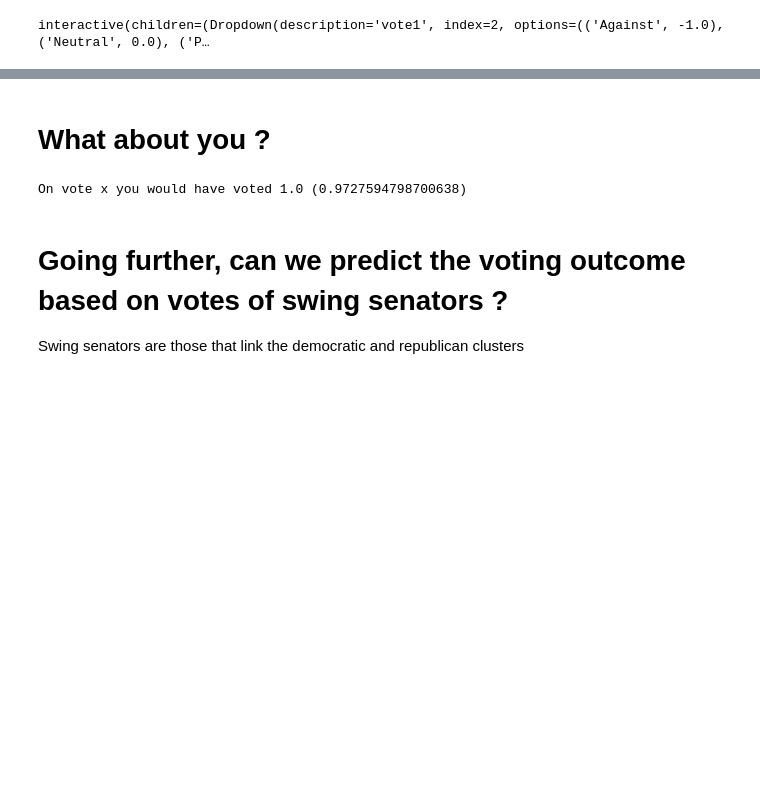
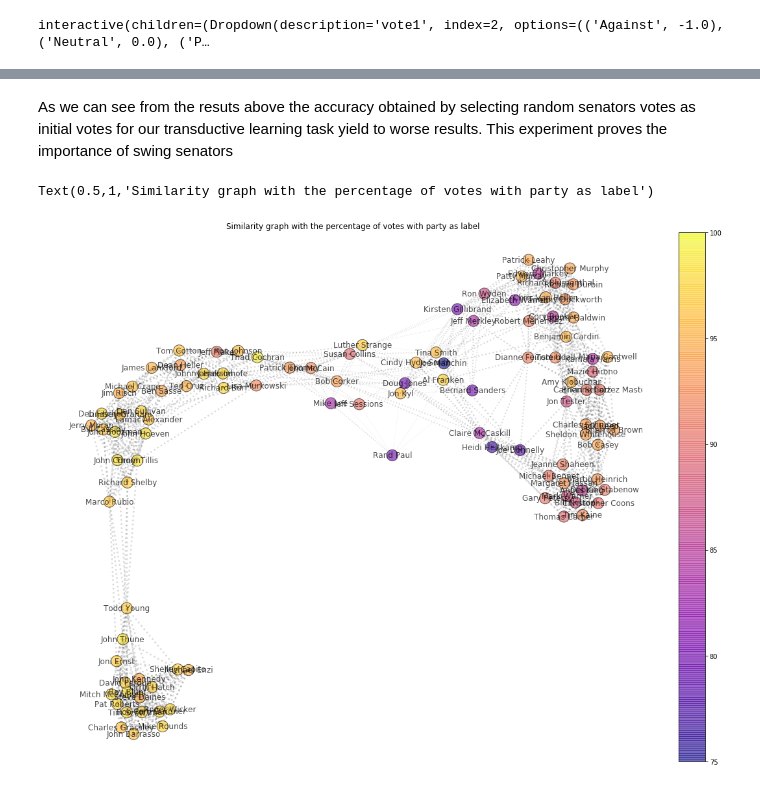
Before and after one commit to lkiel/US-Senators, a Jupyter notebook: Project Demonstration.ipynb, the cells around one changed output, grey strips where cells are left out. Saved outputs shown, nothing was run; the diff lists cells and outputs as text; code cells hidden in the pictures; blank space fills up the shorter version.

```diff
--- a/Project Demonstration.ipynb
+++ b/Project Demonstration.ipynb
@@ -578,0 +679,22 @@ interactive(children=(Dropdown(description='vote1', index=2, options=(('Against'
+# %%
+votes_2 = pd.read_pickle("data/processed/processed_votes_2.pickle")
+print("\n\n\nThe 2nd vote dataframe is a " + str(votes_2.shape) + " table with senators as rows and vote positions as columns.")
+# Separate the second votes matrix into "train" and "test" samples on a 80-20 basis
+np.random.seed(2018)
+votes_train, votes_test = split_dataframe(0.8, votes_2)
+display(votes_2.head(3))
+
+features = [votes_train.values]
+weights = [1]
+sparsification_functions = [lambda arg : sparsify_with_max_neighbors(sparsify_with_limit(arg, .5), 15)]
+
+# Builds the adjacency matrix by computing the similarities between senators.
+# This implementation can be used to feed various features matrices and apply a different distance function and
+# sparsification function to each of them. A weighted average is then returned. Here, we only use the vote features.
+adjacency = get_adjacency_multidistance(features, weights, cosine_similarity, lambda x:x, sparsification_functions)
+
+
+G= graphs.Graph(adjacency)
+G.compute_differential_operator()
+G.compute_fourier_basis()
+G.compute_laplacian()
@@ -578,0 +791,2 @@ interactive(children=(Dropdown(description='vote1', index=2, options=(('Against'
+# %% [markdown]
+As we can see from the resuts above the accuracy obtained by selecting random senators votes as initial votes for our transductive learning task yield to worse results. This experiment proves the importance of swing senators
@@ -579,3 +805,11 @@ interactive(children=(Dropdown(description='vote1', index=2, options=(('Against'
+# %%
+a = plot_signal(G.W.todense(), senators['votes_with_party_pct'].map(float), labels=senators['name'], scale=[75,100], colormap='plasma')
+plt.colorbar(a,aspect=20)
+
+plt.title('Similarity graph with the percentage of votes with party as label')
+# %% [output]
+Text(0.5,1,'Similarity graph with the percentage of votes with party as label')
+[figure, added]
 # %%
 # Binarize labels
 labels_bin = get_thresholded_values(votes_test.values[:,35], threshold=0)
@@ -593,20 +827,3 @@ plt.savefig("prediction_result.png")
 print("Error binarized: " + str(error(labels_bin, sol_bin)))
 print("Accuracy binarized: " + str(accuracy(labels_bin, sol_bin)))
 print("Error non binarized: " + str(error(labels_bin, sol)))
-# %% [markdown]
-# What about you ?
-# %%
-def predict_your_votes(G, positions, p=2, number_of_trials = 50):
-    bill_votes = np.append(positions, 0)
-    w = np.append(np.ones(len(positions)), 0)
-
-    return reconstruct_signal(G, w, get_thresholded_values(bill_votes,0),number_of_trials=number_of_trials)
-
-sol, sol_binarized = predict_your_votes(G_extended, votes_train.iloc[:,2])
-print("On vote x you would have voted " + str(sol_binarized[-1]) + " ("+str(sol[-1])+")")
-# %% [output]
-On vote x you would have voted 1.0 (0.9727594798700638)
-# %% [markdown]
-# Going further, can we predict the voting outcome based on votes of swing senators ?
-
-Swing senators are those that link the democratic and republican clusters
```
Also changed, not shown: parts of 66 cells of this notebook, 1 other file.
